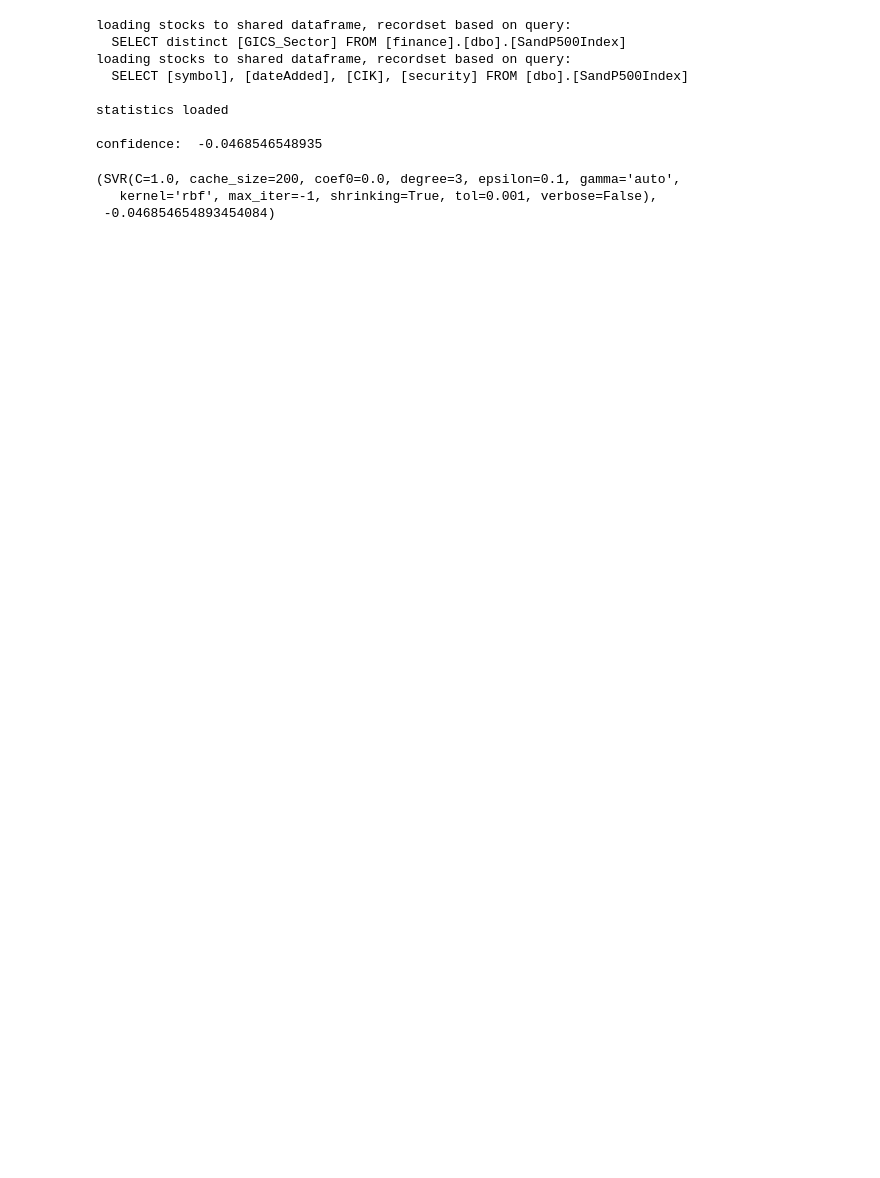
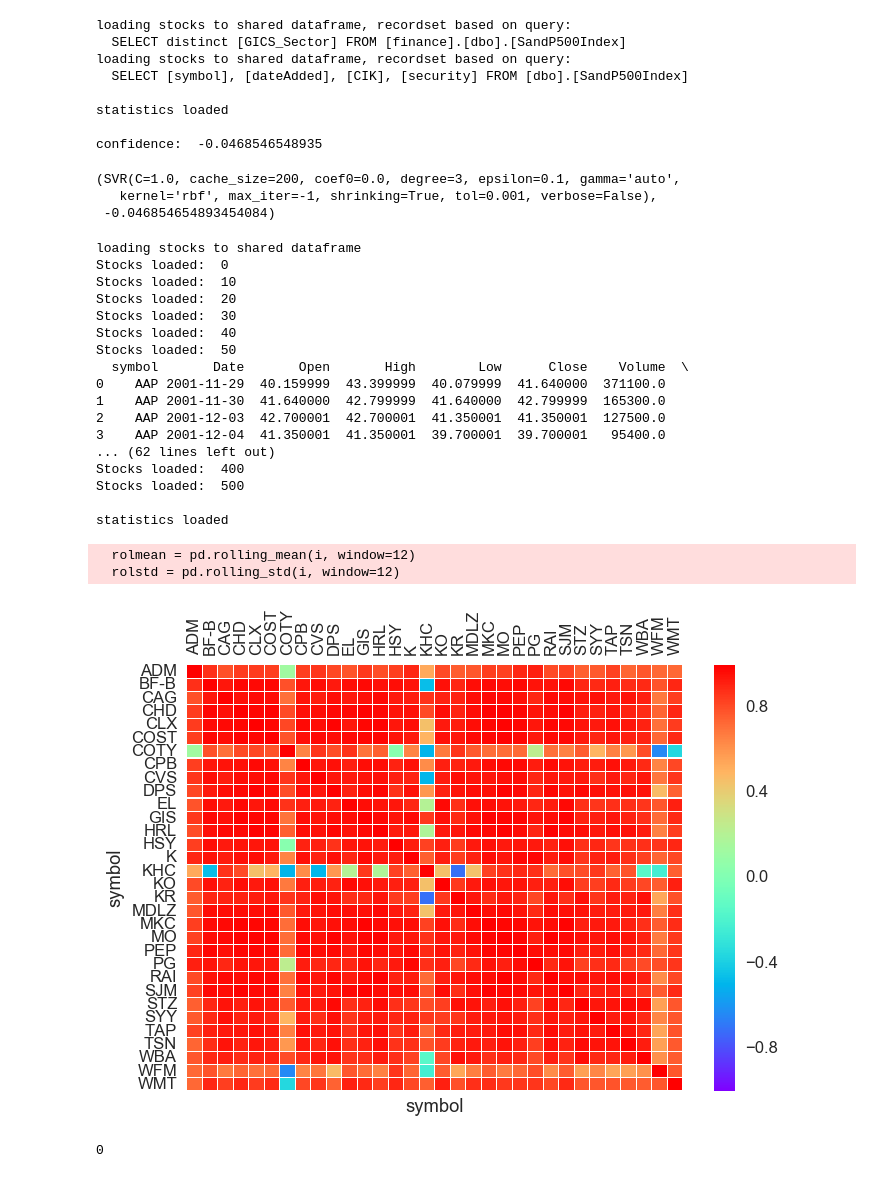
Before and after one commit to markus-antero/Stock, a Jupyter notebook: finance.ipynb, the cells around one changed output. Drawn from its saved outputs; the diff is of its cells as text; code cells hidden in the pictures; blank space fills up the shorter version.

```diff
--- a/finance.ipynb
+++ b/finance.ipynb
@@ -31,0 +32,31 @@ confidence:  -0.0468546548935
+# %%
+'''
+The two plots, visualized at bottom part, measure
+- the similarity of specific companies using a heatmap and
+- volatility by measuring (rolling) mean as red and (rolling) standard deviation as black signals.
+'''
+
+#from data.finance.addins.main import main as financeAddinsMain
+testVisualization ()
+# %% [output]
+loading stocks to shared dataframe
+Stocks loaded:  0
+Stocks loaded:  10
+Stocks loaded:  20
+Stocks loaded:  30
+Stocks loaded:  40
+Stocks loaded:  50
+  symbol       Date       Open       High        Low      Close    Volume  \
+0    AAP 2001-11-29  40.159999  43.399999  40.079999  41.640000  371100.0
+1    AAP 2001-11-30  41.640000  42.799999  41.640000  42.799999  165300.0
+2    AAP 2001-12-03  42.700001  42.700001  41.350001  41.350001  127500.0
+3    AAP 2001-12-04  41.350001  41.350001  39.700001  39.700001   95400.0
+... (62 lines left out)
+Stocks loaded:  400
+Stocks loaded:  500
+
+statistics loaded
+  rolmean = pd.rolling_mean(i, window=12)
+  rolstd = pd.rolling_std(i, window=12)
+[figure, added]
+0
```
Also changed, not shown: parts of 6 cells of this notebook, 1 other file.
